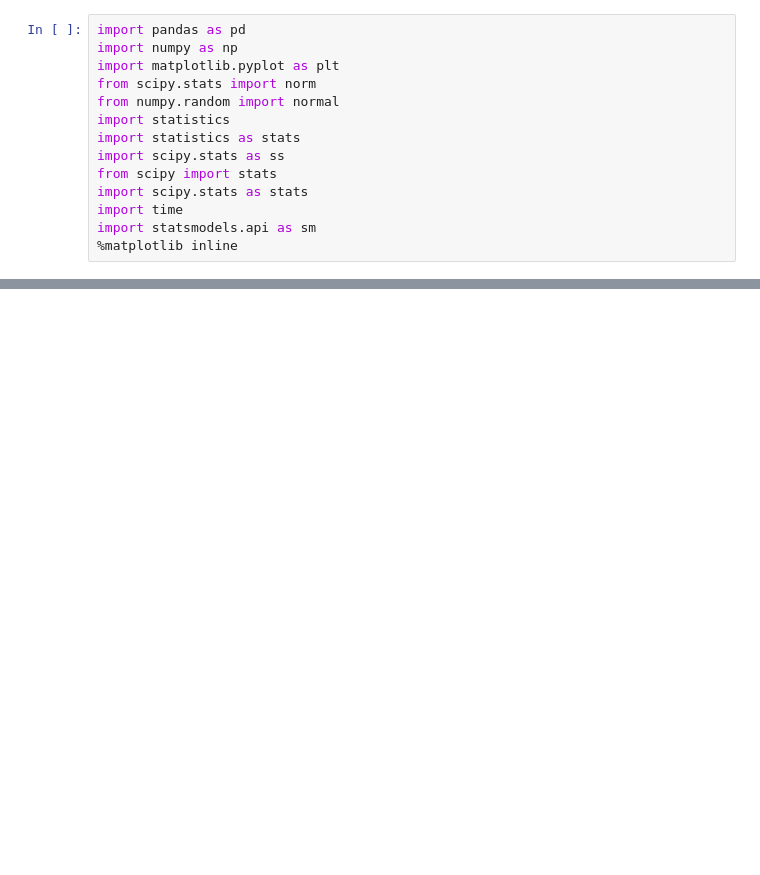
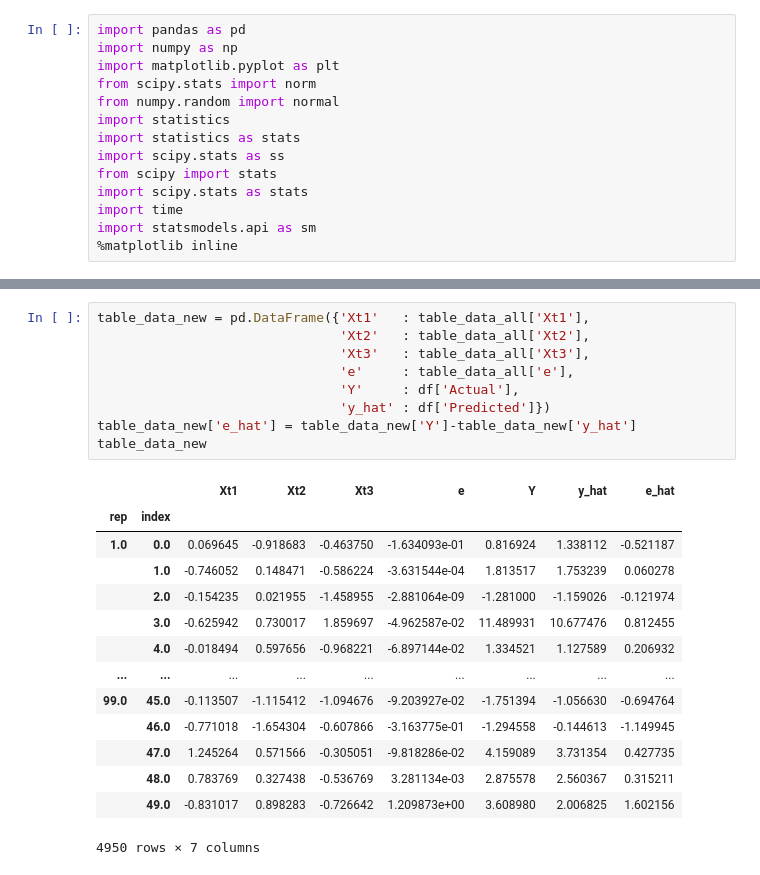
Before and after one commit to iam-fern/Research, a Jupyter notebook: sampling_generate_data.ipynb, the cells around one changed output, grey strips where cells are left out. Drawn from its saved outputs; the diff is of its cells as text; blank space fills up the shorter version.

```diff
--- a/sampling_generate_data.ipynb
+++ b/sampling_generate_data.ipynb
@@ -114 +145,25 @@ table_data['e_hat']=table_data['Y']-table_data['y_pred']
+# %%
+table_data_new = pd.DataFrame({'Xt1'   : table_data_all['Xt1'],
+                               'Xt2'   : table_data_all['Xt2'],
+                               'Xt3'   : table_data_all['Xt3'],
+                               'e'     : table_data_all['e'],
+                               'Y'     : df['Actual'],
+                               'y_hat' : df['Predicted']})
+table_data_new['e_hat'] = table_data_new['Y']-table_data_new['y_hat']
+table_data_new
+# %% [output]
+|  |  | Xt1 | Xt2 | Xt3 | e | Y | y_hat | e_hat |
+| rep | index |  |  |  |  |  |  |  |
+| 1.0 | 0.0 | 0.069645 | -0.918683 | -0.463750 | -1.634093e-01 | 0.816924 | 1.338112 | -0.521187 |
+|  | 1.0 | -0.746052 | 0.148471 | -0.586224 | -3.631544e-04 | 1.813517 | 1.753239 | 0.060278 |
+|  | 2.0 | -0.154235 | 0.021955 | -1.458955 | -2.881064e-09 | -1.281000 | -1.159026 | -0.121974 |
+|  | 3.0 | -0.625942 | 0.730017 | 1.859697 | -4.962587e-02 | 11.489931 | 10.677476 | 0.812455 |
+|  | 4.0 | -0.018494 | 0.597656 | -0.968221 | -6.897144e-02 | 1.334521 | 1.127589 | 0.206932 |
+| ... | ... | ... | ... | ... | ... | ... | ... | ... |
+| 99.0 | 45.0 | -0.113507 | -1.115412 | -1.094676 | -9.203927e-02 | -1.751394 | -1.056630 | -0.694764 |
+|  | 46.0 | -0.771018 | -1.654304 | -0.607866 | -3.163775e-01 | -1.294558 | -0.144613 | -1.149945 |
+|  | 47.0 | 1.245264 | 0.571566 | -0.305051 | -9.818286e-02 | 4.159089 | 3.731354 | 0.427735 |
+|  | 48.0 | 0.783769 | 0.327438 | -0.536769 | 3.281134e-03 | 2.875578 | 2.560367 | 0.315211 |
+|  | 49.0 | -0.831017 | 0.898283 | -0.726642 | 1.209873e+00 | 3.608980 | 2.006825 | 1.602156 |
+4950 rows × 7 columns
 # %%
```
Also changed, not shown: parts of 10 cells of this notebook.
